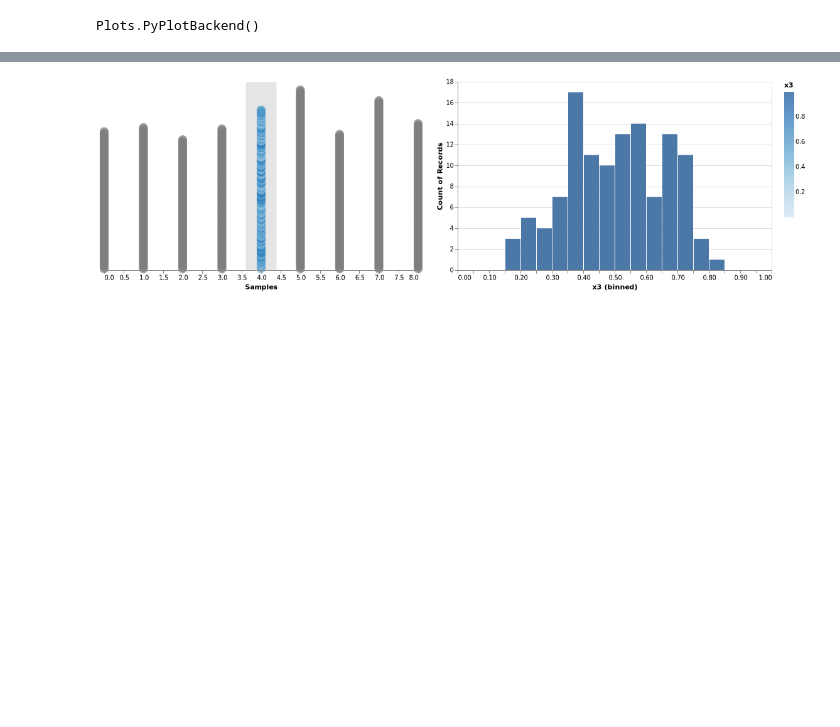
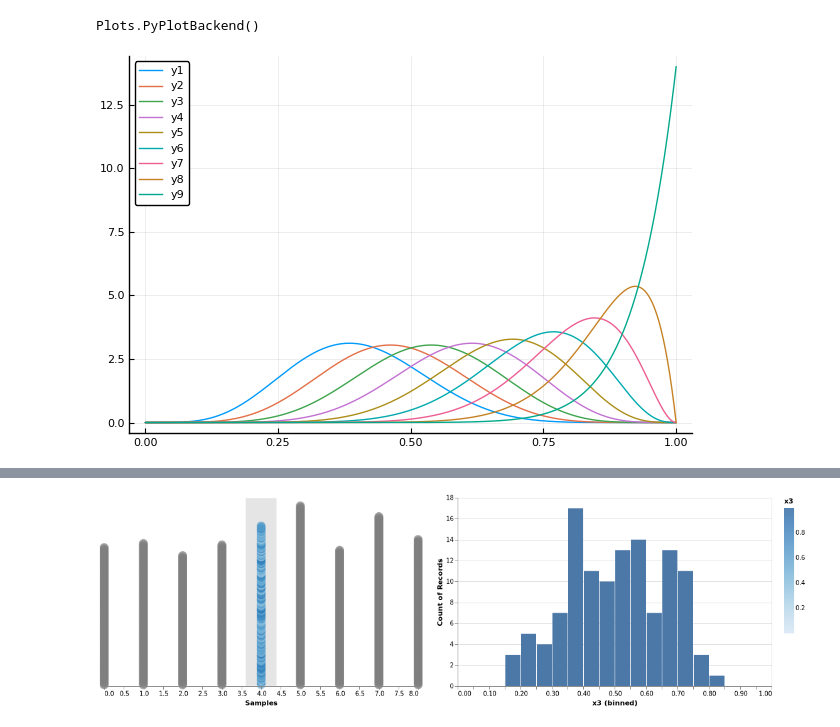
Before and after one commit to davibarreira/Visualizations, a Jupyter notebook: FinalProject/ABC_VegaLite.ipynb, the cells around one changed output, grey strips where cells are left out. Cells and saved outputs as stored; diff of their text form; code cells hidden in the pictures; blank space fills up the shorter version.

```diff
--- a/FinalProject/ABC_VegaLite.ipynb
+++ b/FinalProject/ABC_VegaLite.ipynb
@@ -18,6 +18,13 @@ N = 1000
 theta_s = rand(Beta(1,1),N)
 z       = rand.(Binomial.(n,theta_s))
 theta_a = theta_s[z .== x];
+v = collect(range(0, stop=1, length=N));
+# %%
+k = collect(0:1:n)
+beta_distributions = pdf.(Beta.(x.+k',n .- k' .+1),v);
+plot(v,beta_distributions)
+# %% [output]
+[figure, added]
 # %%
 histogram(theta_a,normalize=true,alpha=0.5)
 plot!(Beta(x+1,n-x+1),label=L"p(\theta \mid x)")
```
Also changed, not shown: parts of 2 cells of this notebook, 2 other files.
